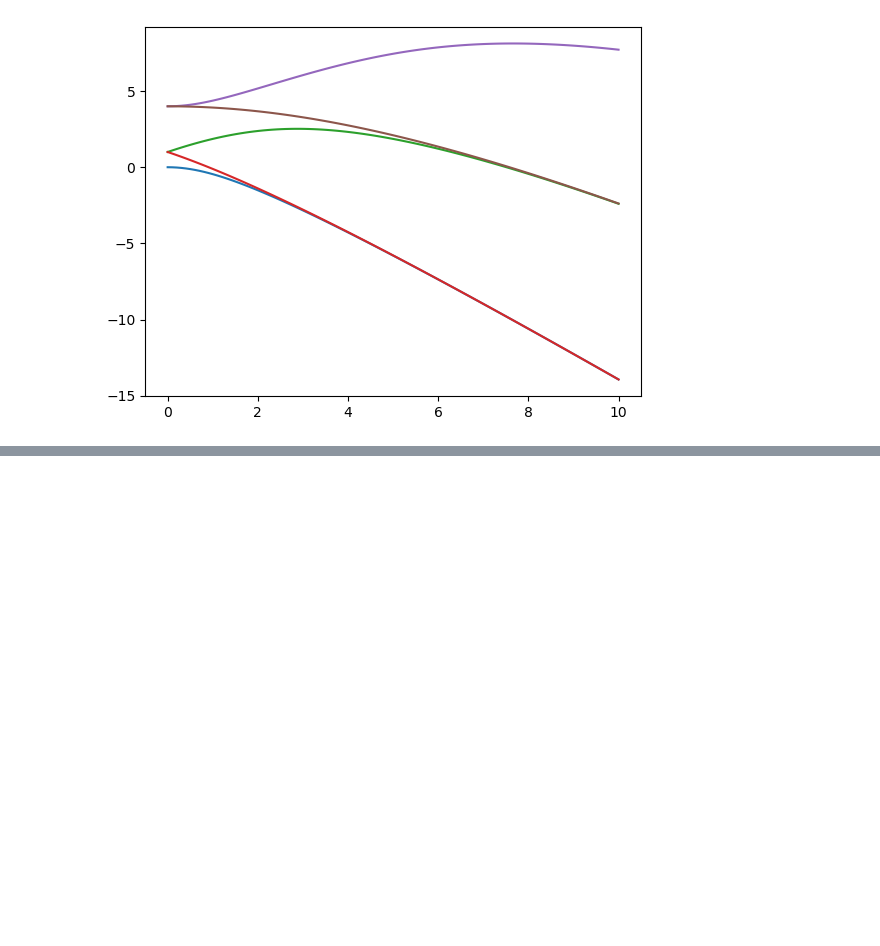
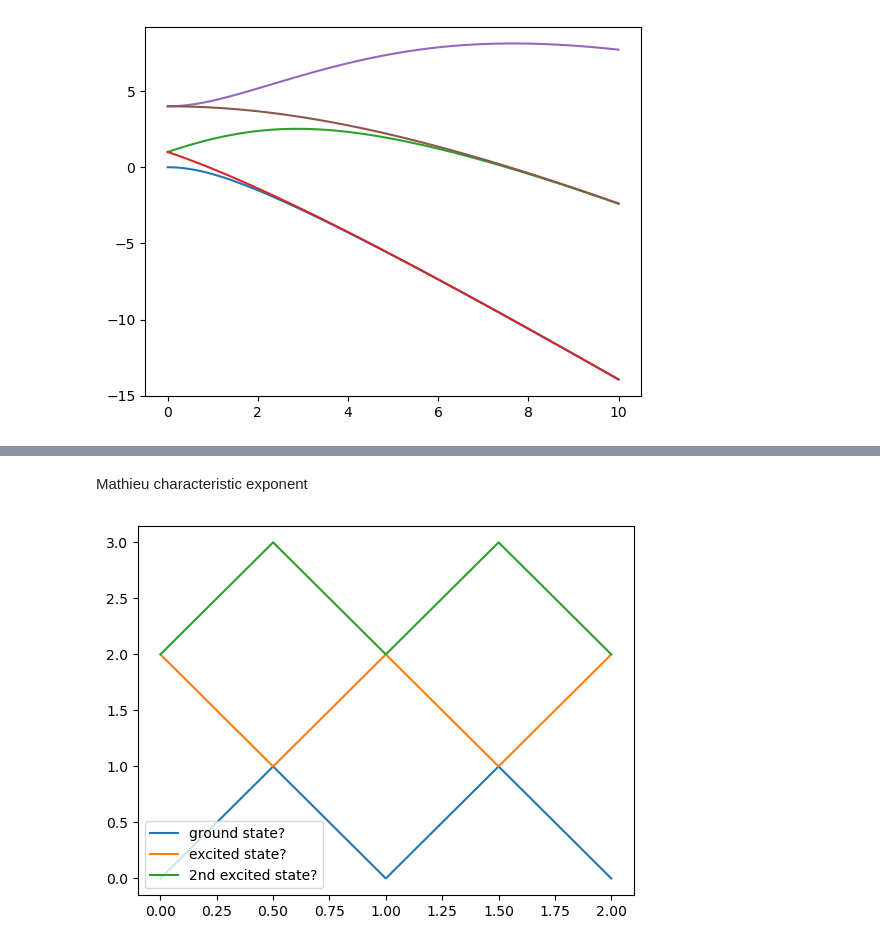
Before and after one commit to Ha-Nul/Codes, a Jupyter notebook: MS_Project/Matheiu/12_09_Mathieu/2025-01-10_Mathieu.ipynb, the cells around one changed output, grey strips where cells are left out. Saved outputs shown, nothing was run; the diff lists cells and outputs as text; code cells hidden in the pictures; blank space fills up the shorter version.

```diff
--- a/MS_Project/Matheiu/12_09_Mathieu/2025-01-10_Mathieu.ipynb
+++ b/MS_Project/Matheiu/12_09_Mathieu/2025-01-10_Mathieu.ipynb
@@ -170,0 +168,15 @@ plt.plot(spe.mathieu_odd_coef(4,1))
+# %% [markdown]
+Mathieu characteristic exponent
+# %%
+def chi(n,p):
+    return n + np.mod(n,2) + (-1)**n * 2 * np.abs(p - np.round(p))
+
+p_arr = np.linspace(0,2,1000)
+plt.plot(p_arr,chi(0,p_arr),label = "ground state?")
+plt.plot(p_arr,chi(1,p_arr),label = "excited state?")
+plt.plot(p_arr,chi(2,p_arr),label = "2nd excited state?")
+
+plt.legend()
+plt.show()
+# %% [output]
+[figure, added]
```
Also changed, not shown: parts of 6 cells of this notebook, 4 other files.
